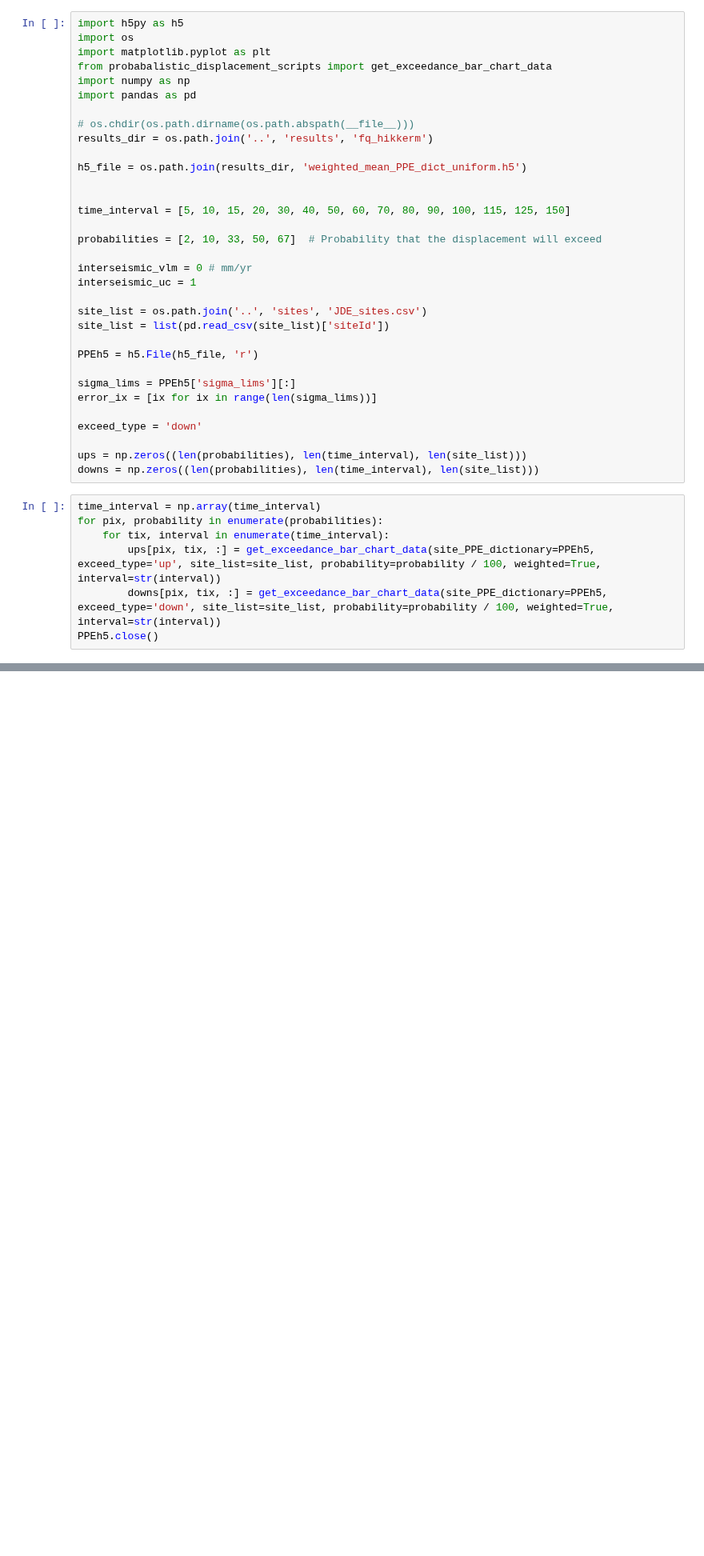
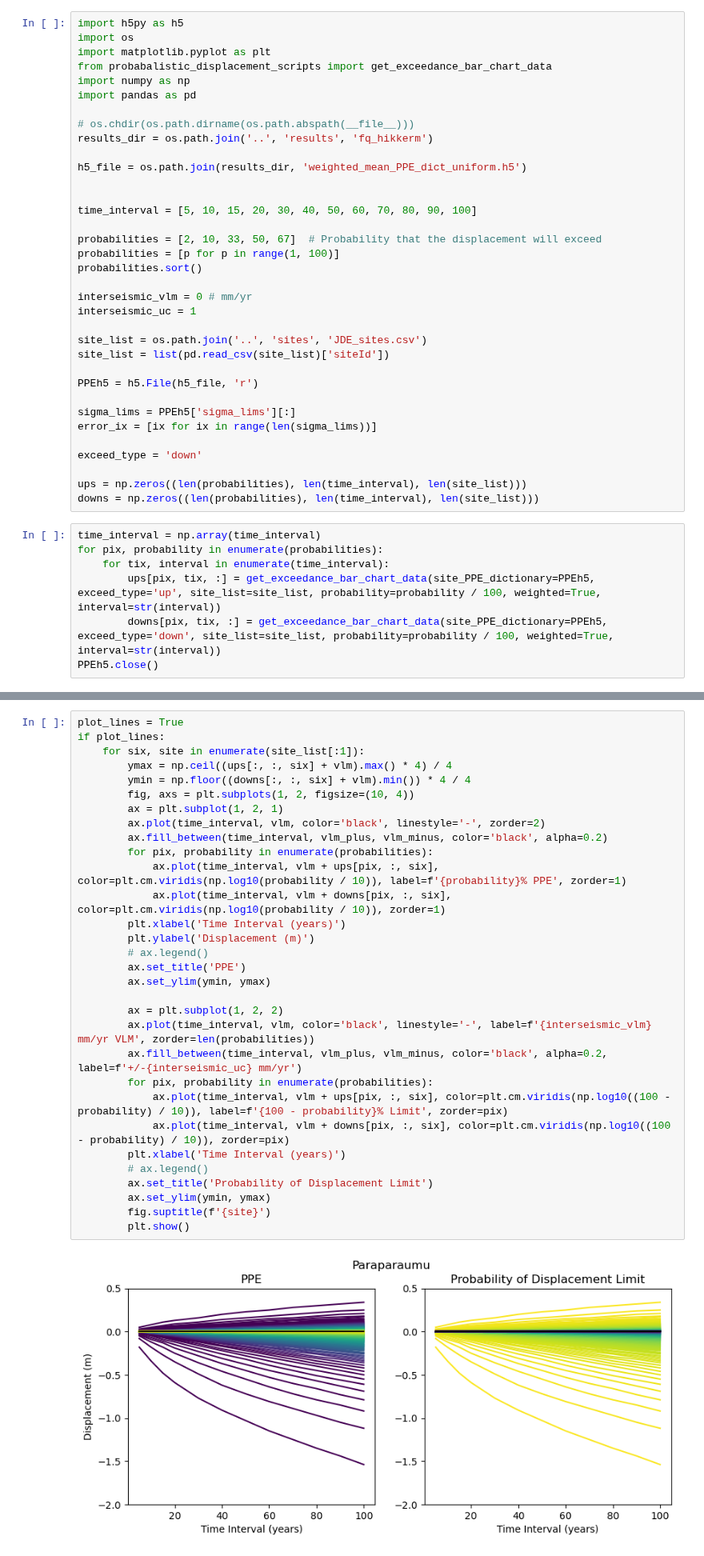
Before and after one commit to uc-eqgeo/occ-coseismic, a Jupyter notebook: crustal_sz_shared_scripts/plot_variable_times_andy.ipynb, the cells around one changed output, grey strips where cells are left out. Shown at 80% size. Saved outputs shown, nothing was run; the diff lists cells and outputs as text; blank space fills up the shorter version.

Commit message:
Plot all lines

```diff
--- a/crustal_sz_shared_scripts/plot_variable_times_andy.ipynb
+++ b/crustal_sz_shared_scripts/plot_variable_times_andy.ipynb
@@ -12,9 +12,11 @@ results_dir = os.path.join('..', 'results', 'fq_hikkerm')
 h5_file = os.path.join(results_dir, 'weighted_mean_PPE_dict_uniform.h5')
 
 
-time_interval = [5, 10, 15, 20, 30, 40, 50, 60, 70, 80, 90, 100, 115, 125, 150]
+time_interval = [5, 10, 15, 20, 30, 40, 50, 60, 70, 80, 90, 100]
 
 probabilities = [2, 10, 33, 50, 67]  # Probability that the displacement will exceed
+probabilities = [p for p in range(1, 100)]
+probabilities.sort()
 
 interseismic_vlm = 0 # mm/yr
 interseismic_uc = 1
@@ -70,0 +78,33 @@ for six, site in enumerate(site_list):
+# %%
+plot_lines = True
+if plot_lines:
+    for six, site in enumerate(site_list[:1]):
+        ymax = np.ceil((ups[:, :, six] + vlm).max() * 4) / 4
+        ymin = np.floor((downs[:, :, six] + vlm).min()) * 4 / 4
+        fig, axs = plt.subplots(1, 2, figsize=(10, 4))
+        ax = plt.subplot(1, 2, 1)
+        ax.plot(time_interval, vlm, color='black', linestyle='-', zorder=2)
+        ax.fill_between(time_interval, vlm_plus, vlm_minus, color='black', alpha=0.2)
+        for pix, probability in enumerate(probabilities):
+            ax.plot(time_interval, vlm + ups[pix, :, six], color=plt.cm.viridis(np.log10(probability / 10)), label=f'{probability}% PPE', zorder=1)
+            ax.plot(time_interval, vlm + downs[pix, :, six], color=plt.cm.viridis(np.log10(probability / 10)), zorder=1)
+        plt.xlabel('Time Interval (years)')
+        plt.ylabel('Displacement (m)')
+        # ax.legend()
+        ax.set_title('PPE')
+        ax.set_ylim(ymin, ymax)
+
+        ax = plt.subplot(1, 2, 2)
+        ax.plot(time_interval, vlm, color='black', linestyle='-', label=f'{interseismic_vlm} mm/yr VLM', zorder=len(probabilities))
+        ax.fill_between(time_interval, vlm_plus, vlm_minus, color='black', alpha=0.2, label=f'+/-{interseismic_uc} mm/yr')
+        for pix, probability in enumerate(probabilities):
+            ax.plot(time_interval, vlm + ups[pix, :, six], color=plt.cm.viridis(np.log10((100 - probability) / 10)), label=f'{100 - probability}% Limit', zorder=pix)
+            ax.plot(time_interval, vlm + downs[pix, :, six], color=plt.cm.viridis(np.log10((100 - probability) / 10)), zorder=pix)
+        plt.xlabel('Time Interval (years)')
+        # ax.legend()
+        ax.set_title('Probability of Displacement Limit')
+        ax.set_ylim(ymin, ymax)
+        fig.suptitle(f'{site}')
+        plt.show()
+# %% [output]
+[figure, added]
```
Also changed, not shown: parts of 4 cells of this notebook.
